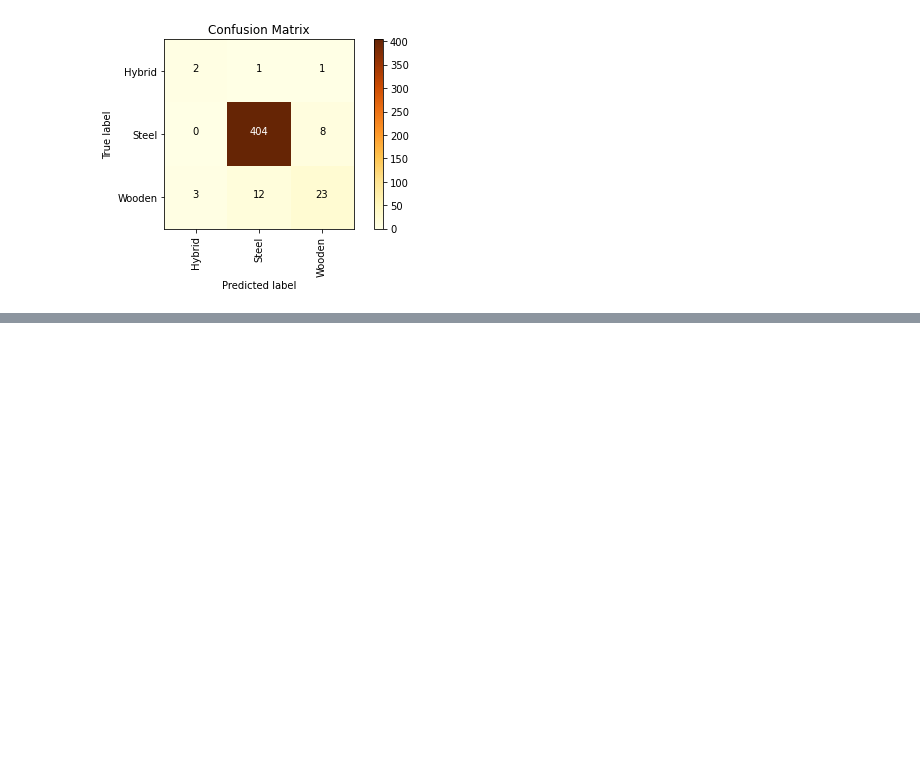
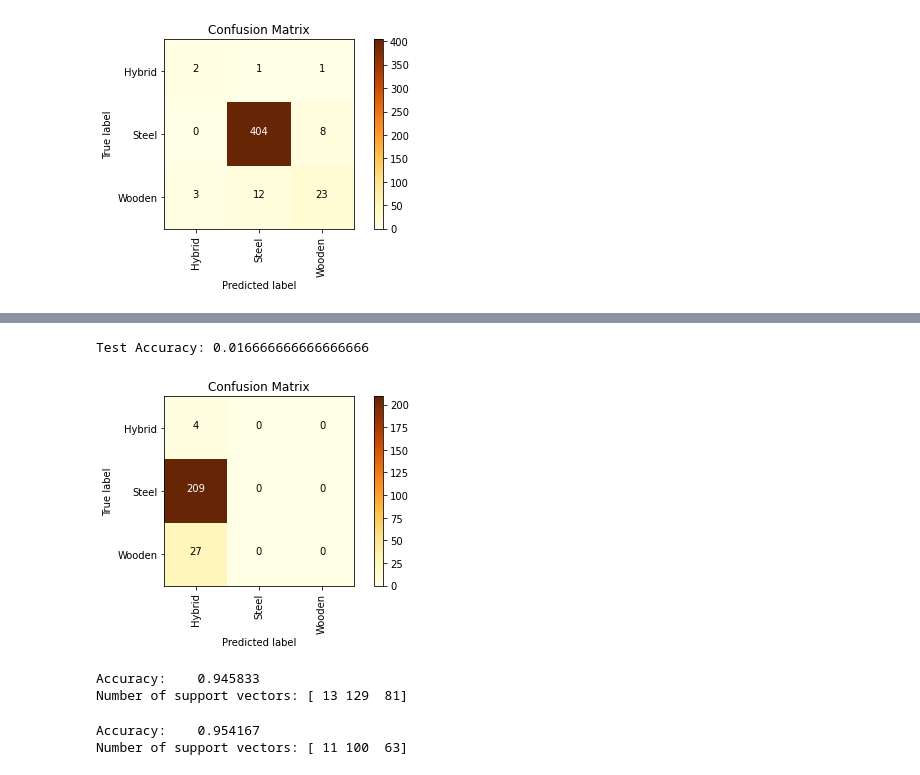
Before and after one commit to damienmha/coaster-classification, a Jupyter notebook: roller_coaster.ipynb, the cells around one changed output, grey strips where cells are left out. Saved outputs shown, nothing was run; the diff lists cells and outputs as text; code cells hidden in the pictures; blank space fills up the shorter version.

```diff
--- a/roller_coaster.ipynb
+++ b/roller_coaster.ipynb
@@ -554,0 +767,33 @@ Train Accuracy: 0.9559471365638766
+# %%
+# Once again this completely throws off the accuracy
+logreg = LogisticRegression(solver= 'liblinear', max_iter= 1000, penalty = 'l1', C=0.0001)
+logreg.fit(train, target)
+
+predicted = logreg.predict(test)
+
+accuracy = accuracy_score(target_test, predicted)
+print("Test Accuracy:", accuracy)
+
+draw_confusion_matrix(target_test, predicted, classes = ['Hybrid', 'Steel', 'Wooden'])
+# %% [output]
+Test Accuracy: 0.016666666666666666
+[figure, added]
+# %%
+# Support Vector Machines
+svm = SVC()
+svm.fit(train, target)
+predicted = svm.predict(test)
+print("%-12s %f" % ('Accuracy:', metrics.accuracy_score(target_test,predicted)))
+print("Number of support vectors:", svm.n_support_)
+# %% [output]
+Accuracy:    0.945833
+Number of support vectors: [ 13 129  81]
+# %%
+# Linear SVM is close but the same as non-linear in this case, as opposed to the accuracy being equal in our first approach
+svm.fit(train, target)
+predicted = svm.predict(test)
+print("%-12s %f" % ('Accuracy:', metrics.accuracy_score(target_test,predicted)))
+print("Number of support vectors:", svm.n_support_)
+# %% [output]
+Accuracy:    0.954167
+Number of support vectors: [ 11 100  63]
```
Also changed, not shown: parts of 30 cells of this notebook.
